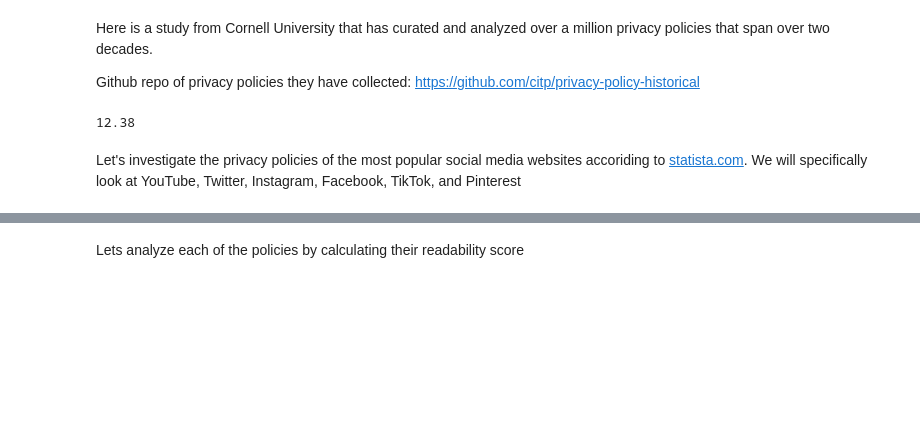
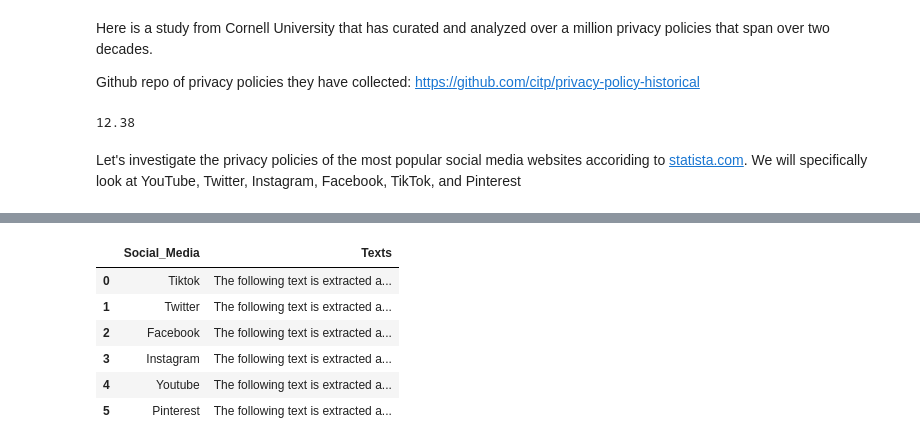
Before and after one commit to callysto/Data-Viz-of-the-Week, a Jupyter notebook: privacy-policies-readability.ipynb, the cells around one changed output, grey strips where cells are left out. Saved outputs shown, nothing was run; the diff lists cells and outputs as text; code cells hidden in the pictures; blank space fills up the shorter version.

```diff
--- a/privacy-policies-readability.ipynb
+++ b/privacy-policies-readability.ipynb
@@ -117,10 +196,0 @@ for i in range(len(policies)):
-# %% [markdown]
-Lets analyze each of the policies by calculating their readability score
-# %%
-readability_score = []
-for i in range(len(texts)):
-    readability_score.append(textstat.dale_chall_readability_score(texts[i]))
-
-    d = {'website': ['tiktok', 'twitter', 'facebook', 'instagram', 'youtube','pinterest'], 'readability score': readability_score}
-df = pd.DataFrame(data=d)
-df
@@ -138,0 +197,36 @@ px.bar(df, x='website', y='kincaid grade score', title='kincaid grade scores of
+# %%
+def create_df(alist: list) -> pd.DataFrame:
+    result_dict = {}
+    title_list = ['Tiktok', 'Twitter', 'Facebook', 'Instagram', 'Youtube','Pinterest']
+
+    for i, url in enumerate(policies):
+
+        response = requests.get(url)
+
+        content = response.text
+
+        start_index = content.find('<article')
+        end_index = content.find('</article>')
+
+        body_content = content[start_index:end_index]
+
+        html = markdown.markdown(body_content)
+        soup = BeautifulSoup(html, 'html.parser')
+        texts = soup.get_text()
+        result_dict[title_list[i]] = texts
+
+    df = pd.DataFrame(result_dict.items(), columns=["Social_Media", "Texts"])
+    remove_n = lambda x: x.replace('\n', '')
+    df["Texts"] = df["Texts"].apply(remove_n)
+    return df
+
+policy_df = create_df(policies)
+policy_df
+# %% [output]
+|  | Social_Media | Texts |
+| 0 | Tiktok | The following text is extracted a... |
+| 1 | Twitter | The following text is extracted a... |
+| 2 | Facebook | The following text is extracted a... |
+| 3 | Instagram | The following text is extracted a... |
+| 4 | Youtube | The following text is extracted a... |
+| 5 | Pinterest | The following text is extracted a... |
```
Also changed, not shown: parts of 22 cells of this notebook.
